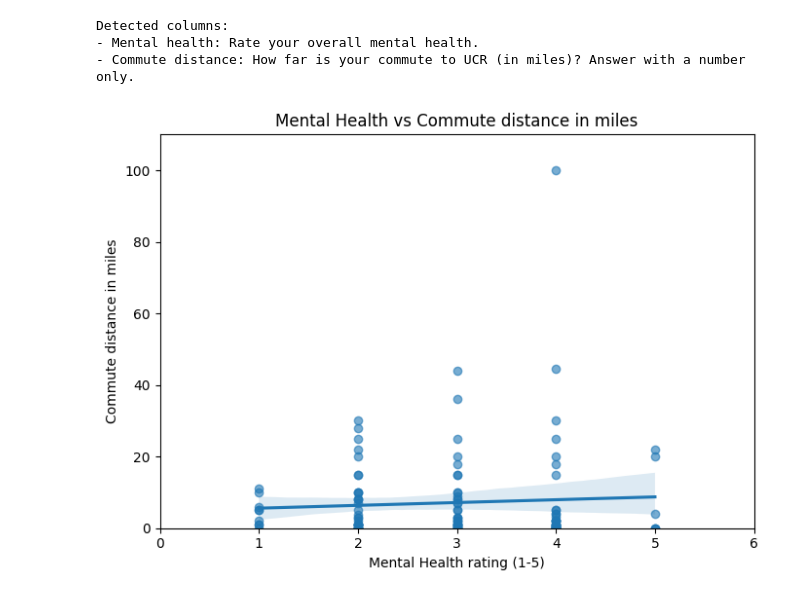
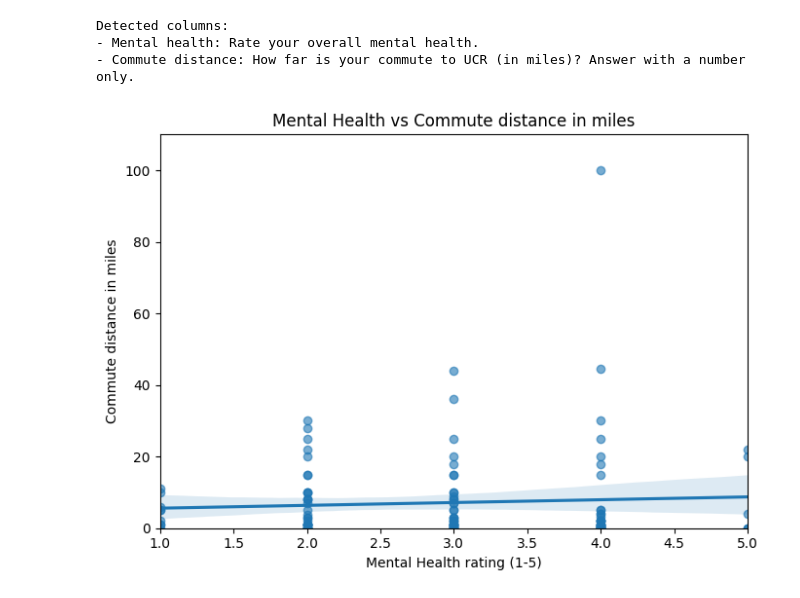
Before and after one commit to LydiaNiu/cs105_t7_miniproj, a Jupyter notebook: T7_mini_proj.ipynb, the cells around one changed output. Drawn from its saved outputs; the diff is of its cells as text; code cells hidden in the pictures.

Commit message:
Floored graph, removed unused code

```diff
--- a/T7_mini_proj.ipynb
+++ b/T7_mini_proj.ipynb
@@ -1,75 +1,4 @@
 # %%
-# import pandas as pd
-# import seaborn as sns
-# import matplotlib.pyplot as plt
-# import re
-# import numpy as np
-
-# # ---- Load ----
-# responses_df = pd.read_csv("responses.csv")
-
-# # ---- Normalize headers (remove newlines / smart quotes) ----
-# responses_df.columns = [
-#     re.sub(r"\s+", " ", c.replace("“", '"').replace("”", '"').replace("’", "'")).strip()
-#     for c in responses_df.columns
-# ]
-
-# # ---- Detect columns ----
-# # mental health column (e.g., "Rate your overall mental health.")
-# mental_col = [c for c in responses_df.columns if ("overall" in c.lower() and "mental" in c.lower())]
-# if not mental_col:
-#     raise KeyError("Could not find the 'overall mental health' question header.")
-# mental_col = mental_col[0]
-
-# # physical exercise column (allowing for slight variations of 'following')
-# phys_col = [
-#     c for c in responses_df.columns
-#     if ("follow" in c.lower() and "often" in c.lower() and "physical exercise" in c.lower())
-# ]
-# if not phys_col:
-#     raise KeyError("Could not find the 'Physical exercise (…)' activity frequency header.")
-# phys_col = phys_col[0]
-
-# print("Detected columns:\n- Mental health:", mental_col, "\n- Physical exercise:", phys_col)
-
-# # ---- Clean values to numeric ----
-# def to_num_first_digit(x):
-#     """Extract the first digit from mixed responses like '4', '4.0', '4 - Often' -> 4; else NaN."""
-#     if pd.isna(x):
-#         return np.nan
-#     s = str(x).strip()
-#     for ch in s:
-#         if ch.isdigit():
-#             return int(ch)
-#     return np.nan
-
-# responses_df["mental_health"] = responses_df[mental_col].apply(to_num_first_digit)
-# responses_df["physical_exercise"] = responses_df[phys_col].apply(to_num_first_digit)
-
-# # ---- Drop rows with missing values for this plot ----
-# plot_df = responses_df.dropna(subset=["mental_health", "physical_exercise"])
-
-# # ---- Create scatter + regression line ----
-# plt.figure(figsize=(7, 5))
-# sns.regplot(
-#     data=plot_df,
-#     x="mental_health",
-#     y="physical_exercise",
-#     scatter_kws={"alpha": 0.6}
-# )
-
-# # ---- Titles and labels ----
-# plt.title("Mental Health vs Physical Exercise Frequency (Past Week)")
-# plt.xlabel("Overall Mental Health (1–5)")
-# plt.ylabel("Physical Exercise Frequency")
-
-# # ---- Nice bounds (Like on x is usually 1–5) ----
-# plt.xlim(left=1, right=5)
-# plt.ylim(bottom=1)
-
-# plt.tight_layout()
-# plt.show()
-
 import pandas as pd
 import seaborn as sns
 import matplotlib.pyplot as plt
@@ -134,32 +63,32 @@ def extract_full_number(x):
 
 responses_df["mental_health"] = responses_df[mental_col].apply(extract_full_number)
 responses_df["commute_distance"] = responses_df[commute_col].apply(extract_full_number)
 
 # ---- Drop rows with missing values for this plot ----
 plot_df = responses_df.dropna(subset=["mental_health", "commute_distance"])
 
 # ---- Create scatter + regression line ----
 plt.figure(figsize=(7, 5))
 sns.regplot(
     data=plot_df,
     x="mental_health",
     y="commute_distance",
     scatter_kws={"alpha": 0.6}
 )
 
 # ---- Titles and labels ----
 plt.title("Mental Health vs Commute distance in miles")
 plt.xlabel("Mental Health rating (1-5)")
 plt.ylabel("Commute distance in miles")
 
 # ---- Nice bounds (Like on x is usually 1–5) ----
-plt.xlim(left=0, right=6)
+plt.xlim(1,5)
 plt.ylim(bottom = 0, top = 110)
 
 plt.tight_layout()
 plt.show()
 # %% [output]
 Detected columns:
 - Mental health: Rate your overall mental health.
 - Commute distance: How far is your commute to UCR (in miles)? Answer with a number only.
-[figure, old version]
+[figure, new version]
```
Also changed, not shown: parts of 1 cell of this notebook.
